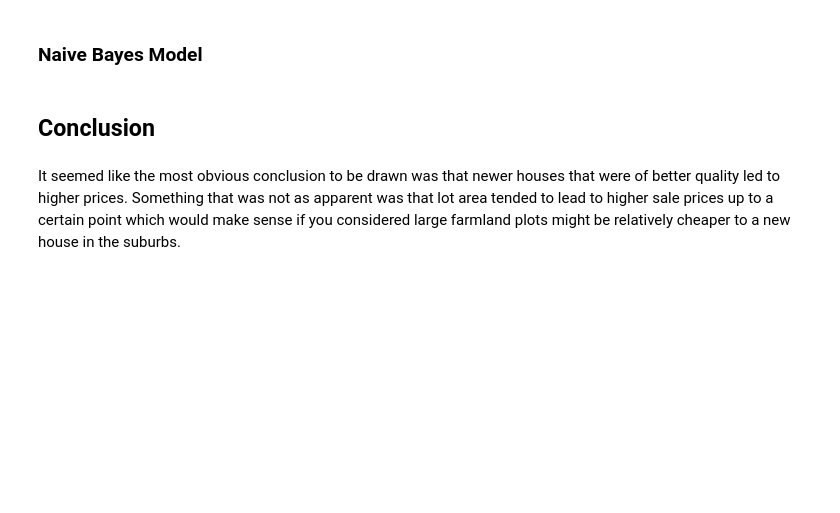
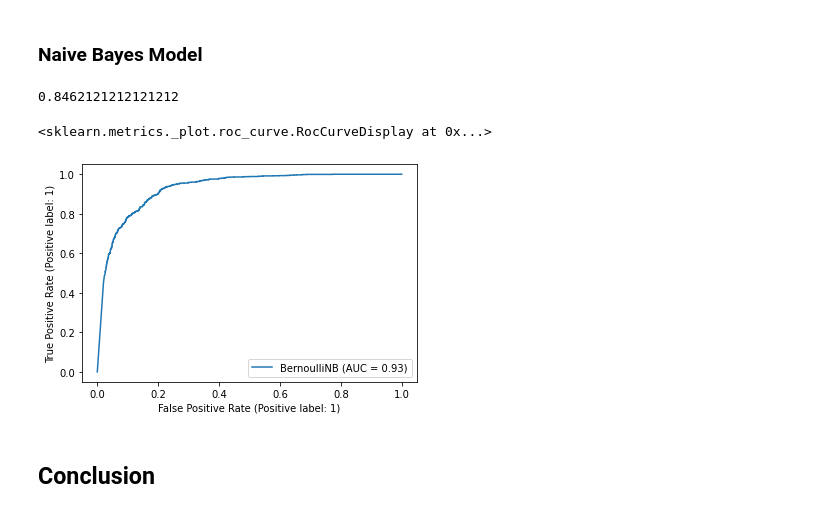
Before and after one commit to michaelchyan/MSDS422, a Jupyter notebook: Module_4_Bankruptcy.ipynb, the cells around one changed output. Saved outputs shown, nothing was run; the diff lists cells and outputs as text; code cells hidden in the pictures; blank space fills up the shorter version.

```diff
--- a/Module_4_Bankruptcy.ipynb
+++ b/Module_4_Bankruptcy.ipynb
@@ -287,3 +288,0 @@ model = xgb.cv(params, dtrain,  num_boost_round=500, early_stopping_rounds=100)
-# %%
-model_xgb = xgb.XGBRegressor(n_estimators=360, max_depth=2, learning_rate=0.1) #the params were tuned using xgb.cv
-model_xgb.fit(X_train, y)
@@ -301,4 +289,14 @@ enet_sol.to_csv("enet_sol.csv", index = False)
+# %%
+nb = BernoulliNB()
+nb.fit(X_train, y_train)
+
+nb.score(X_test, y_test)
+# %% [output]
+0.8462121212121212
+# %%
+metrics.plot_roc_curve(nb, X_test, y_test)
+# %% [output]
+<sklearn.metrics._plot.roc_curve.RocCurveDisplay at 0x...>
+[figure, added]
 # %% [markdown]
 ## Conclusion
-# %% [markdown]
-It seemed like the most obvious conclusion to be drawn was that newer houses that were of better quality led to higher prices. Something that was not as apparent was that lot area tended to lead to higher sale prices up to a certain point which would make sense if you considered large farmland plots might be relatively cheaper to a new house in the suburbs.
```
Also changed, not shown: parts of 11 cells of this notebook.
